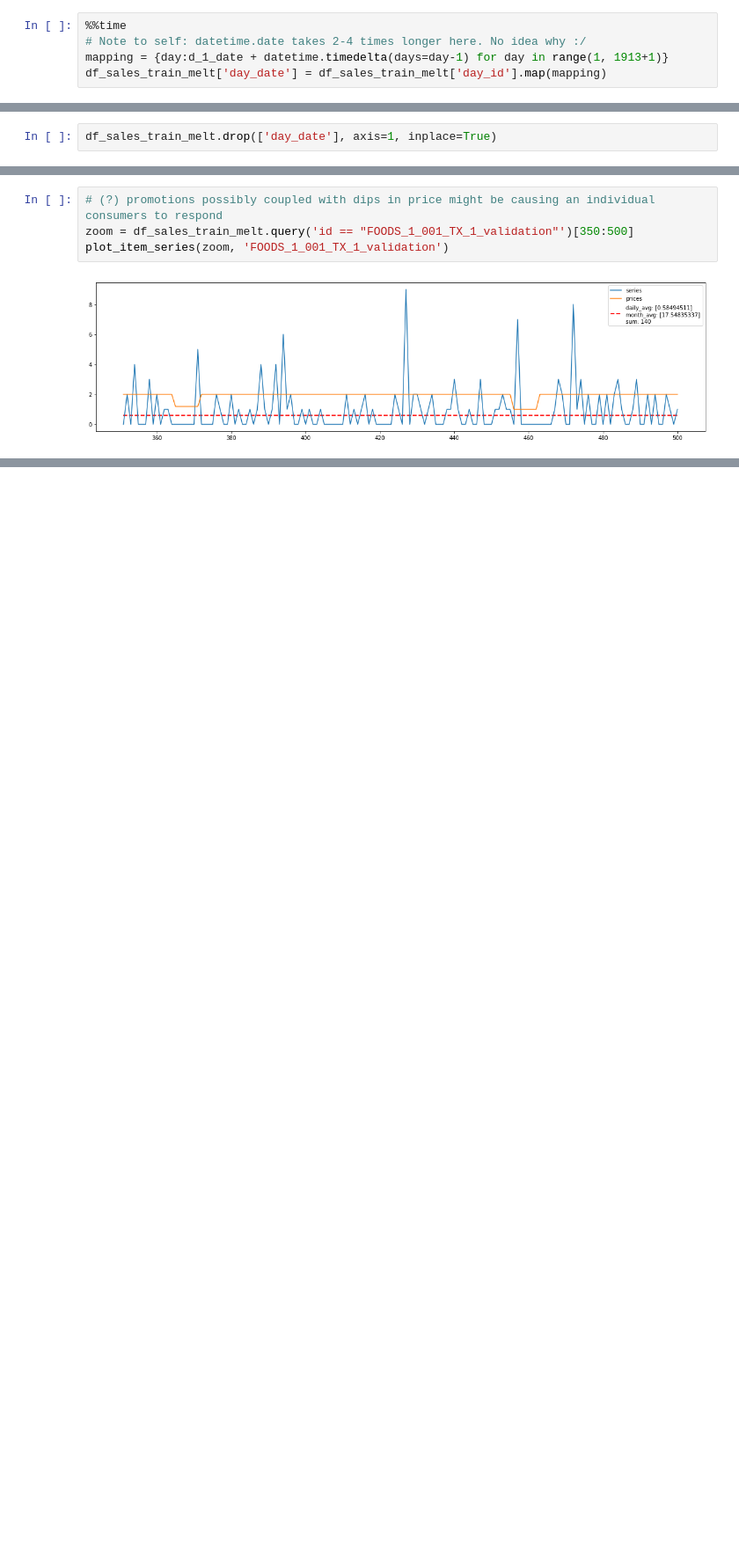
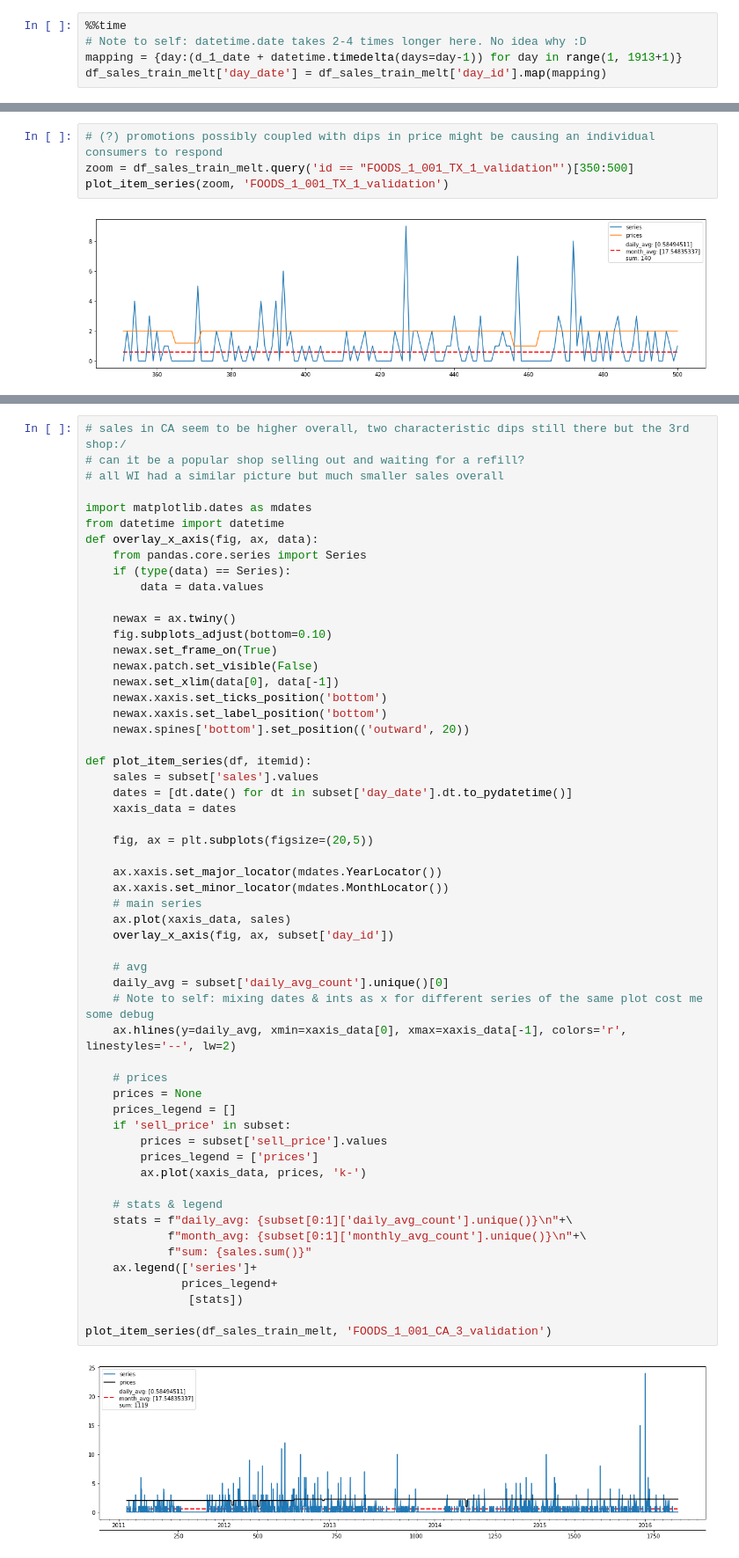
Before and after one commit to cluePrints/data-sci-fience, a Jupyter notebook: m5-forecasting-accuracy/0100. EDA.ipynb, the cells around one changed output, grey strips where cells are left out. Shown: that part at 88% size. Cells and saved outputs as stored; diff of their text form; blank space fills up the shorter version.

Commit message:
Overlay dates over x axis

```diff
--- a/m5-forecasting-accuracy/0100. EDA.ipynb
+++ b/m5-forecasting-accuracy/0100. EDA.ipynb
@@ -543,7 +543,7 @@ d_1_date
 Timestamp('2011-01-29 00:00:00')
 # %%
 %%time
-# Note to self: datetime.date takes 2-4 times longer here. No idea why :/
-mapping = {day:d_1_date + datetime.timedelta(days=day-1) for day in range(1, 1913+1)}
+# Note to self: datetime.date takes 2-4 times longer here. No idea why :D
+mapping = {day:(d_1_date + datetime.timedelta(days=day-1)) for day in range(1, 1913+1)}
 df_sales_train_melt['day_date'] = df_sales_train_melt['day_id'].map(mapping)
 # %% [output]
@@ -676,8 +680,6 @@ df_calendar.head(1)
 len(df_sales_train_melt)
 # %% [output]
 58327370
-# %%
-df_sales_train_melt.drop(['day_date'], axis=1, inplace=True)
 # %%
 %%time
 df_sales_train_melt = df_sales_train_melt.merge(
@@ -789,0 +785,58 @@ plot_item_series(df_sales_train_melt, 'FOODS_1_001_CA_3_validation')
+# %%
+# sales in CA seem to be higher overall, two characteristic dips still there but the 3rd shop:/
+# can it be a popular shop selling out and waiting for a refill?
+# all WI had a similar picture but much smaller sales overall
+
+import matplotlib.dates as mdates
+from datetime import datetime
+def overlay_x_axis(fig, ax, data):
+    from pandas.core.series import Series
+    if (type(data) == Series):
+        data = data.values
+
+    newax = ax.twiny()
+    fig.subplots_adjust(bottom=0.10)
+    newax.set_frame_on(True)
+    newax.patch.set_visible(False)
+    newax.set_xlim(data[0], data[-1])
+    newax.xaxis.set_ticks_position('bottom')
+    newax.xaxis.set_label_position('bottom')
+    newax.spines['bottom'].set_position(('outward', 20))
+
+def plot_item_series(df, itemid):
+    sales = subset['sales'].values
+    dates = [dt.date() for dt in subset['day_date'].dt.to_pydatetime()]
+    xaxis_data = dates
+
+    fig, ax = plt.subplots(figsize=(20,5))
+
+    ax.xaxis.set_major_locator(mdates.YearLocator())
+    ax.xaxis.set_minor_locator(mdates.MonthLocator())
+    # main series
+    ax.plot(xaxis_data, sales)
+    overlay_x_axis(fig, ax, subset['day_id'])
+
+    # avg
+    daily_avg = subset['daily_avg_count'].unique()[0]
+    # Note to self: mixing dates & ints as x for different series of the same plot cost me some debug
+    ax.hlines(y=daily_avg, xmin=xaxis_data[0], xmax=xaxis_data[-1], colors='r', linestyles='--', lw=2)
+
+    # prices
+    prices = None
+    prices_legend = []
+    if 'sell_price' in subset:
+        prices = subset['sell_price'].values
+        prices_legend = ['prices']
+        ax.plot(xaxis_data, prices, 'k-')
+
+    # stats & legend
+    stats = f"daily_avg: {subset[0:1]['daily_avg_count'].unique()}\n"+\
+            f"month_avg: {subset[0:1]['monthly_avg_count'].unique()}\n"+\
+            f"sum: {sales.sum()}"
+    ax.legend(['series']+
+              prices_legend+
+               [stats])
+
+plot_item_series(df_sales_train_melt, 'FOODS_1_001_CA_3_validation')
+# %% [output]
+[figure, added]
```
Also changed, not shown: parts of 15 cells of this notebook, 1 other file.
